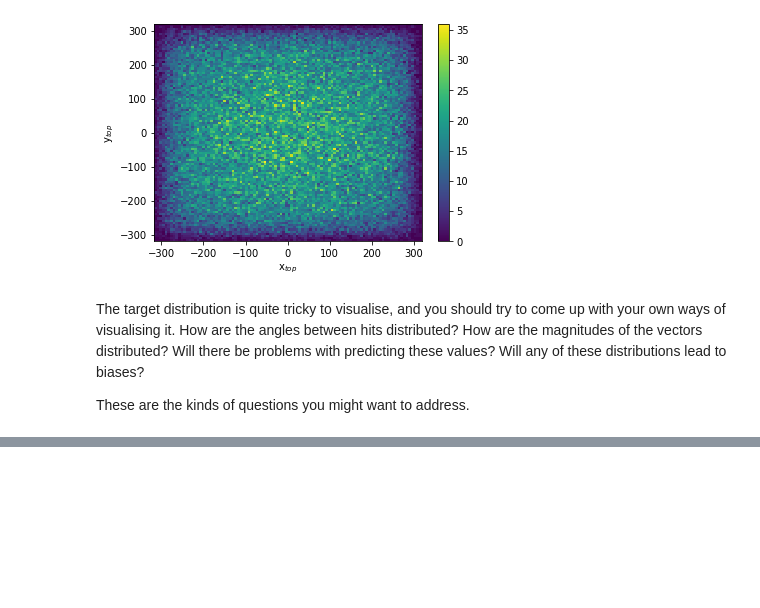
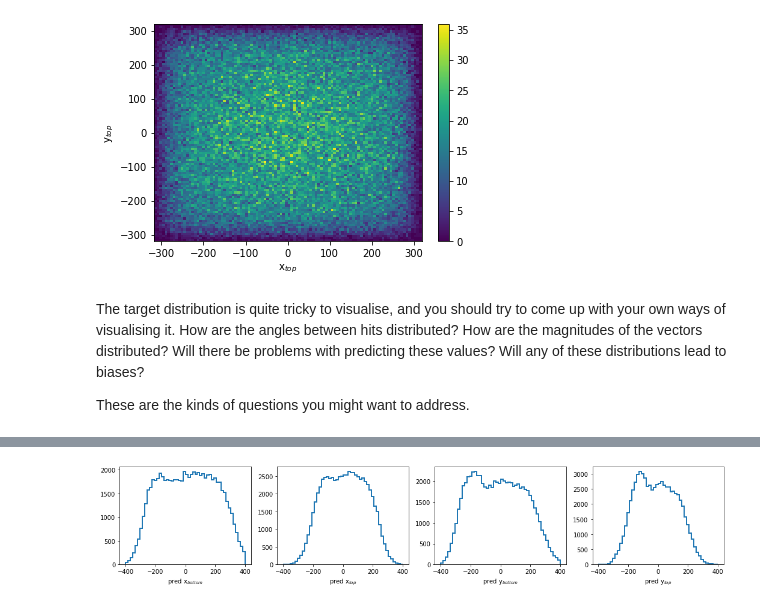
Before and after one commit to arshiaruina/physappsofAI, a Jupyter notebook: project/DampeDataExploration.ipynb, the cells around one changed output, grey strips where cells are left out. Saved outputs shown, nothing was run; the diff lists cells and outputs as text; code cells hidden in the pictures; blank space fills up the shorter version.

```diff
--- a/project/DampeDataExploration.ipynb
+++ b/project/DampeDataExploration.ipynb
@@ -412,0 +390,6 @@ _________________________________________________________________
+# %%
+optimizer = tf.keras.optimizers.Adam(learning_rate=0.001)
+model.compile(optimizer, loss='mse')#, metrics=['mse', 'mae', 'logcosh'])
+
+history = model.fit(training_data, training_labels, epochs=10, verbose=True,
+                    validation_data=(validation_data, validation_labels))
@@ -412,0 +433,4 @@ _________________________________________________________________
+# %%
+predictions = model.predict(validation_data)
+print(predictions)
+predictions.shape
@@ -412,0 +462,11 @@ _________________________________________________________________
+# %%
+n_c = 1
+n_r = 4
+fig, axes = mp.subplots(n_c, n_r, figsize=(18, 3))
+names = ['pred x$_{bottom}$', 'pred x$_{top}$', 'pred y$_{bottom}$', 'pred y$_{top}$']
+for i, ax in enumerate(fig.axes):
+    ax.hist(predictions[:, i], 50, (-400,400), histtype='step', lw=2)
+    ax.set_xlabel(names[i])
+mp.show()
+# %% [output]
+[figure, added]
```
Also changed, not shown: parts of 27 cells of this notebook.
